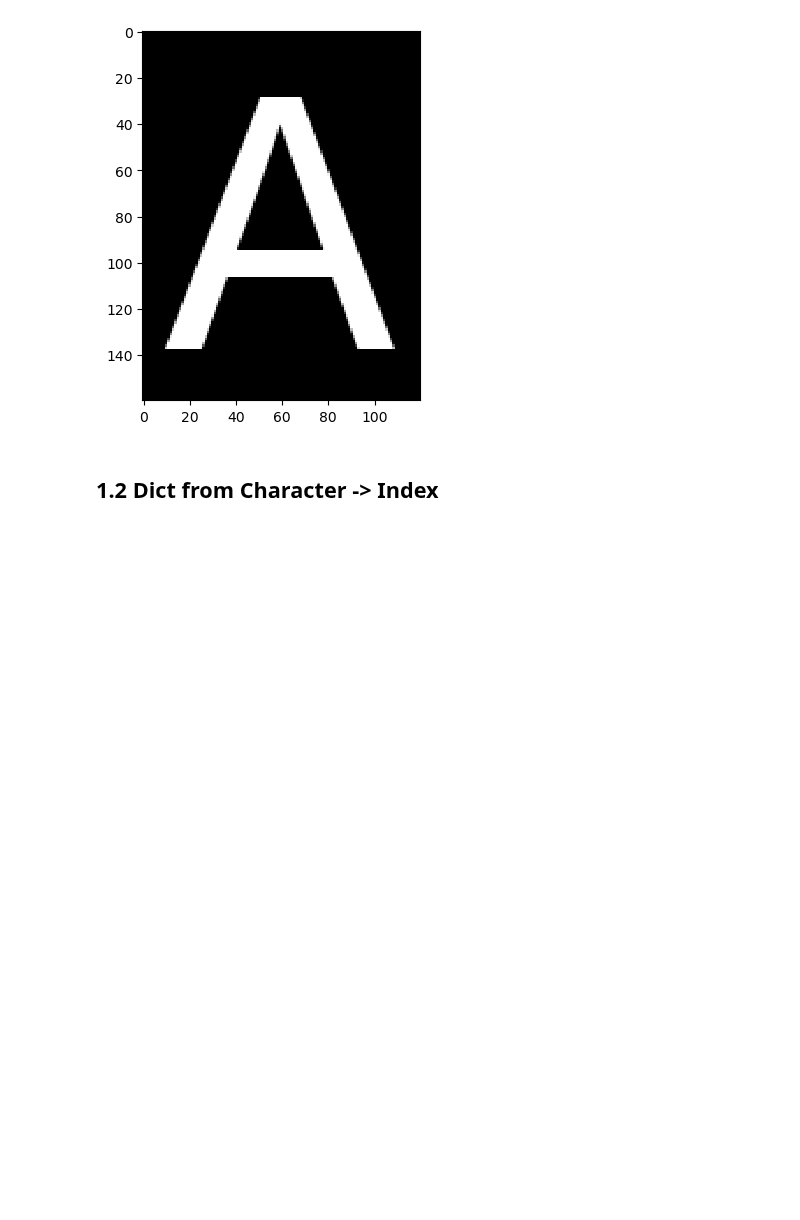
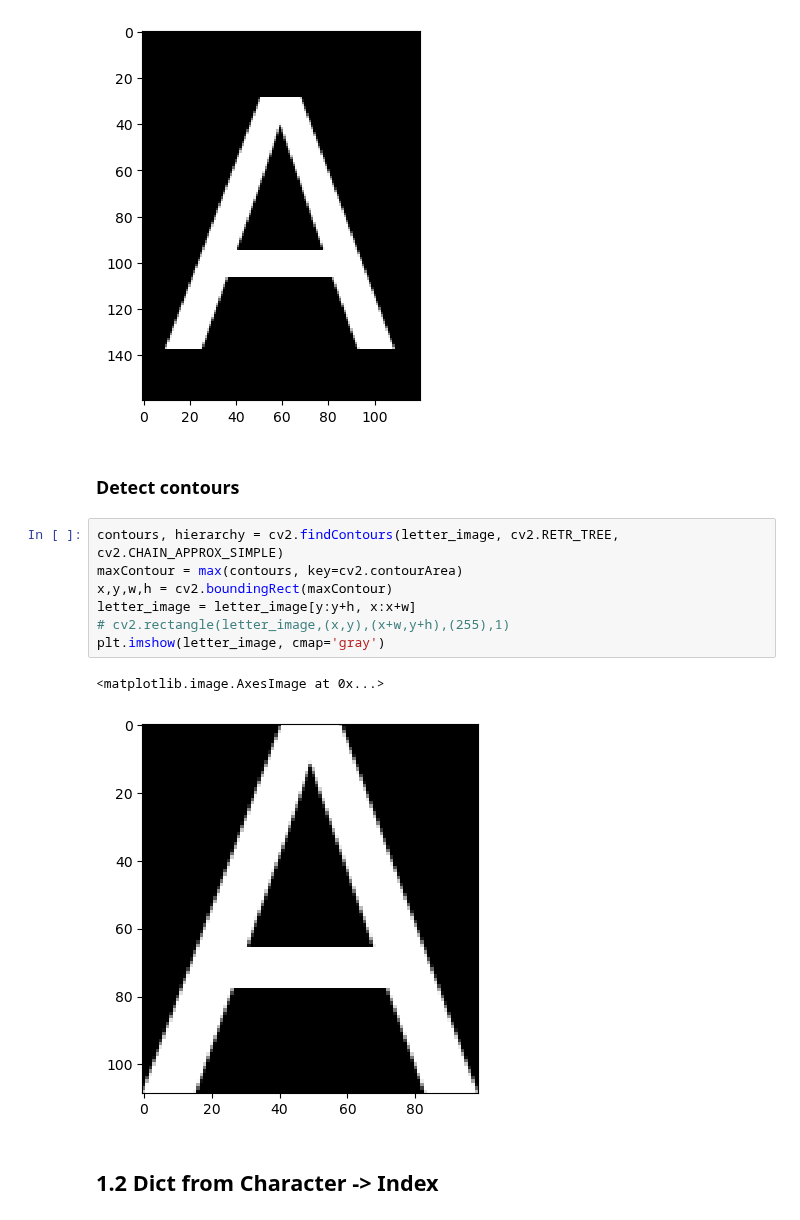
Before and after one commit to 1mackenziekyle/enph353_controller_pkg, a Jupyter notebook: src/generate_letters.ipynb, the cells around one changed output. Saved outputs shown, nothing was run; the diff lists cells and outputs as text; blank space fills up the shorter version.

```diff
--- a/src/generate_letters.ipynb
+++ b/src/generate_letters.ipynb
@@ -37,6 +37,18 @@ plt.imshow(letter_image, cmap='gray')
 # %% [output]
 <matplotlib.image.AxesImage at 0x...>
 [figure]
+# %% [markdown]
+### Detect contours
+# %%
+contours, hierarchy = cv2.findContours(letter_image, cv2.RETR_TREE, cv2.CHAIN_APPROX_SIMPLE)
+maxContour = max(contours, key=cv2.contourArea)
+x,y,w,h = cv2.boundingRect(maxContour)
+letter_image = letter_image[y:y+h, x:x+w]
+# cv2.rectangle(letter_image,(x,y),(x+w,y+h),(255),1)
+plt.imshow(letter_image, cmap='gray')
+# %% [output]
+<matplotlib.image.AxesImage at 0x...>
+[figure, added]
 # %% [markdown]
 ## 1.2 Dict from Character -> Index
 # %%
```
Also changed, not shown: parts of 15 cells of this notebook, 1 other file.
